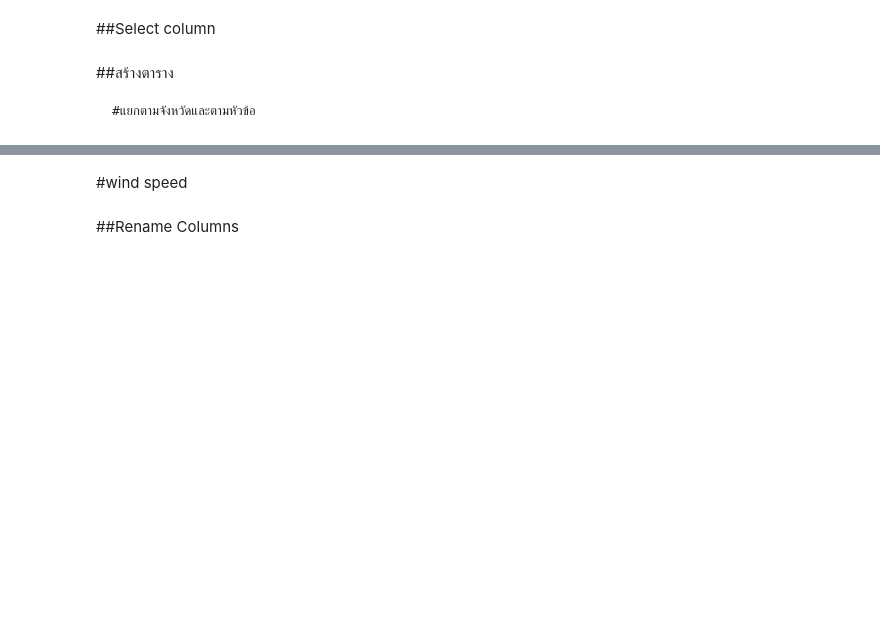
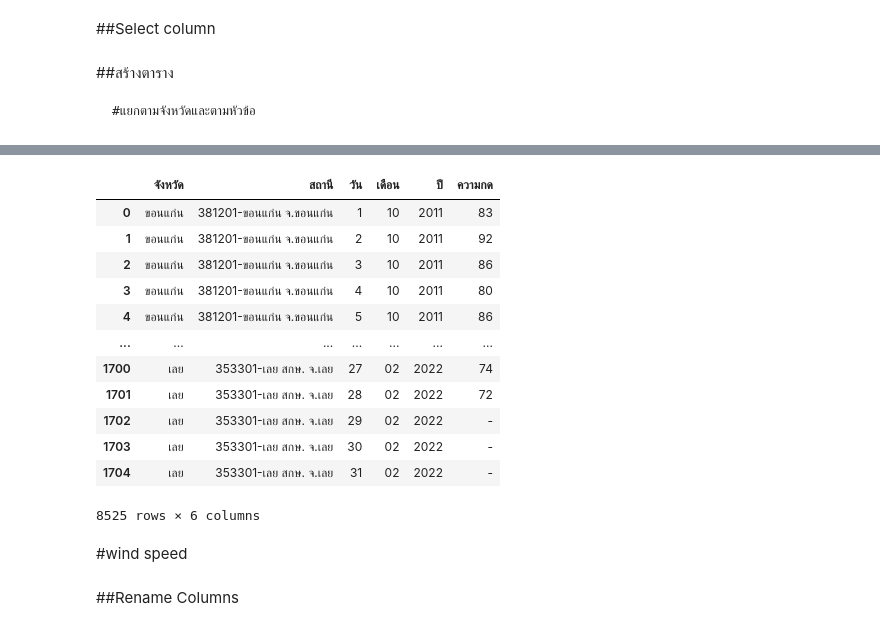
Before and after one commit to nxxk23/bsc_dpdm22, a Jupyter notebook: Quiz_Group_5_20_of_Midterm.ipynb, the cells around one changed output, grey strips where cells are left out. Drawn from its saved outputs; the diff is of its cells as text; code cells hidden in the pictures; blank space fills up the shorter version.

```diff
--- a/Quiz_Group_5_20_of_Midterm.ipynb
+++ b/Quiz_Group_5_20_of_Midterm.ipynb
@@ -407,3 +426,20 @@ pressure
+# %%
+moisture = pd.concat([m11,m22,m33,m44,m55])
+moisture
+# %% [output]
+|  | จังหวัด | สถานี | วัน | เดือน | ปี | ความกด |
+| 0 | ขอนแก่น | 381201-ขอนแก่น จ.ขอนแก่น | 1 | 10 | 2011 | 83 |
+| 1 | ขอนแก่น | 381201-ขอนแก่น จ.ขอนแก่น | 2 | 10 | 2011 | 92 |
+| 2 | ขอนแก่น | 381201-ขอนแก่น จ.ขอนแก่น | 3 | 10 | 2011 | 86 |
+| 3 | ขอนแก่น | 381201-ขอนแก่น จ.ขอนแก่น | 4 | 10 | 2011 | 80 |
+| 4 | ขอนแก่น | 381201-ขอนแก่น จ.ขอนแก่น | 5 | 10 | 2011 | 86 |
+| ... | ... | ... | ... | ... | ... | ... |
+| 1700 | เลย | 353301-เลย สกษ. จ.เลย | 27 | 02 | 2022 | 74 |
+| 1701 | เลย | 353301-เลย สกษ. จ.เลย | 28 | 02 | 2022 | 72 |
+| 1702 | เลย | 353301-เลย สกษ. จ.เลย | 29 | 02 | 2022 | - |
+| 1703 | เลย | 353301-เลย สกษ. จ.เลย | 30 | 02 | 2022 | - |
+| 1704 | เลย | 353301-เลย สกษ. จ.เลย | 31 | 02 | 2022 | - |
+8525 rows × 6 columns
 # %% [markdown]
 #wind speed
 # %%
```
Also changed, not shown: parts of 16 cells of this notebook.
